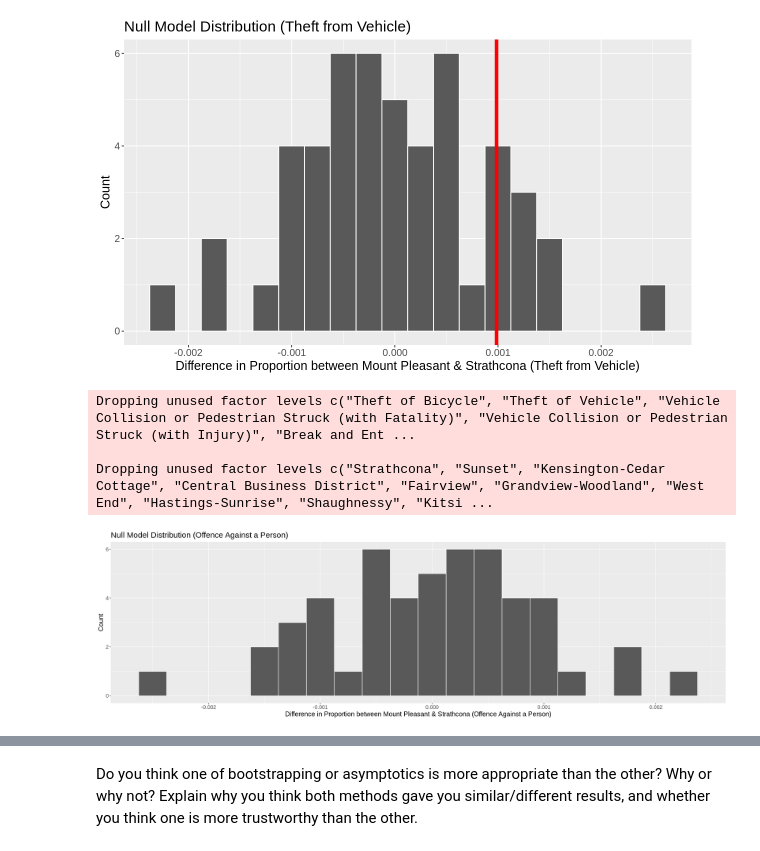
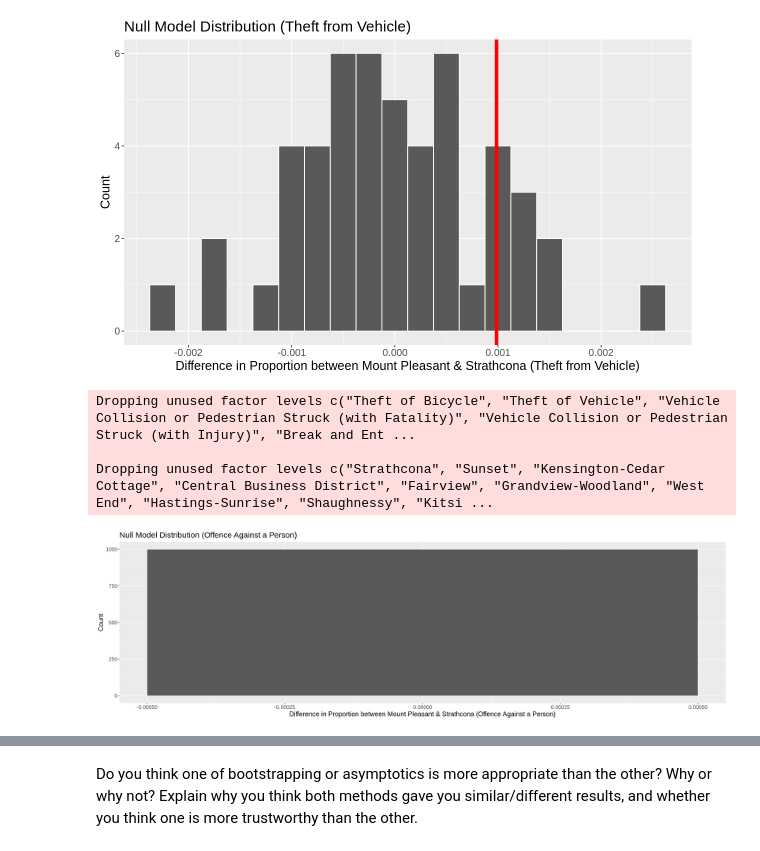
Before and after one commit to vkyaang/Stat201-project, a Jupyter notebook: Final Proposal.ipynb, the cells around one changed output, grey strips where cells are left out. Drawn from its saved outputs; the diff is of its cells as text; code cells hidden in the pictures.

```diff
--- a/Final Proposal.ipynb
+++ b/Final Proposal.ipynb
@@ -632,31 +645,32 @@ Dropping unused factor levels c("Strathcona", "Sunset", "Kensington-Cedar Cottag
 # %%
 set.seed(1)
 options(repr.plot.width = 20, repr.plot.height = 6)
 
 null_model_offence <- crime_mp_s %>%
     specify(formula = TYPE ~ NEIGHBOURHOOD, success = "Offence Against a Person") %>%
-    generate(reps = 50, type = 'bootstrap') %>%
     hypothesise(null = 'independence') %>%
+    generate(reps = 1000, type = 'permute') %>%
+
     group_by(replicate) %>%
     summarise(stat = (sum(TYPE == "Offence Against a Person" & NEIGHBOURHOOD == "Mount Pleasant") / proportion$total_number_of_crime[2])
                  - (sum((TYPE == "Offence Against a Person" & NEIGHBOURHOOD == "Strathcona") / proportion$total_number_of_crime[1])))  %>%
     mutate(stat = stat + (0 - mean(stat)))
 
 null_dist_plot_offence <- null_model_offence %>%
     ggplot() +
-    geom_histogram(aes(x = stat), binwidth =1/4000, color = "White") +
+    geom_histogram(aes(x = stat), binwidth =1/1000, color = "White") +
     labs(x='Difference in Proportion between Mount Pleasant & Strathcona (Offence Against a Person)', y='Count') +
     ggtitle('Null Model Distribution (Offence Against a Person)') +
     theme(text=element_text(size=15))
 
 
 
 null_dist_plot_offence
 # %% [output]
 Dropping unused factor levels c("Theft of Bicycle", "Theft of Vehicle", "Vehicle Collision or Pedestrian Struck (with Fatality)", "Vehicle Collision or Pedestrian Struck (with Injury)", "Break and Ent ...
 
 Dropping unused factor levels c("Strathcona", "Sunset", "Kensington-Cedar Cottage", "Central Business District", "Fairview", "Grandview-Woodland", "West End", "Hastings-Sunrise", "Shaughnessy", "Kitsi ...
-[figure, old version]
+[figure, new version]
 # %%
 
 ##??
```
Also changed, not shown: parts of 25 cells of this notebook.
